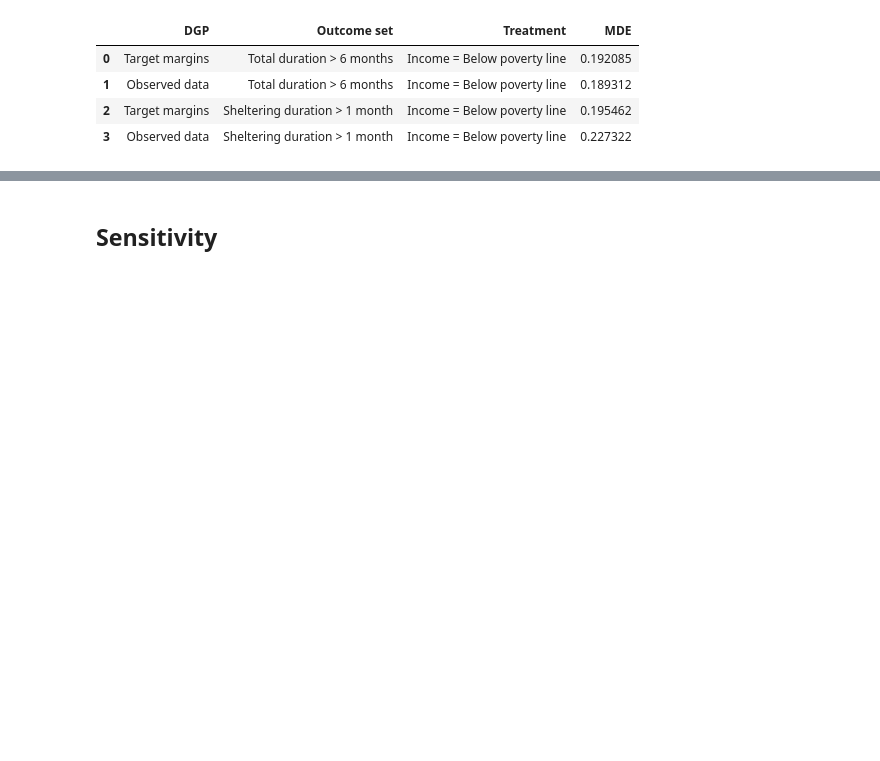
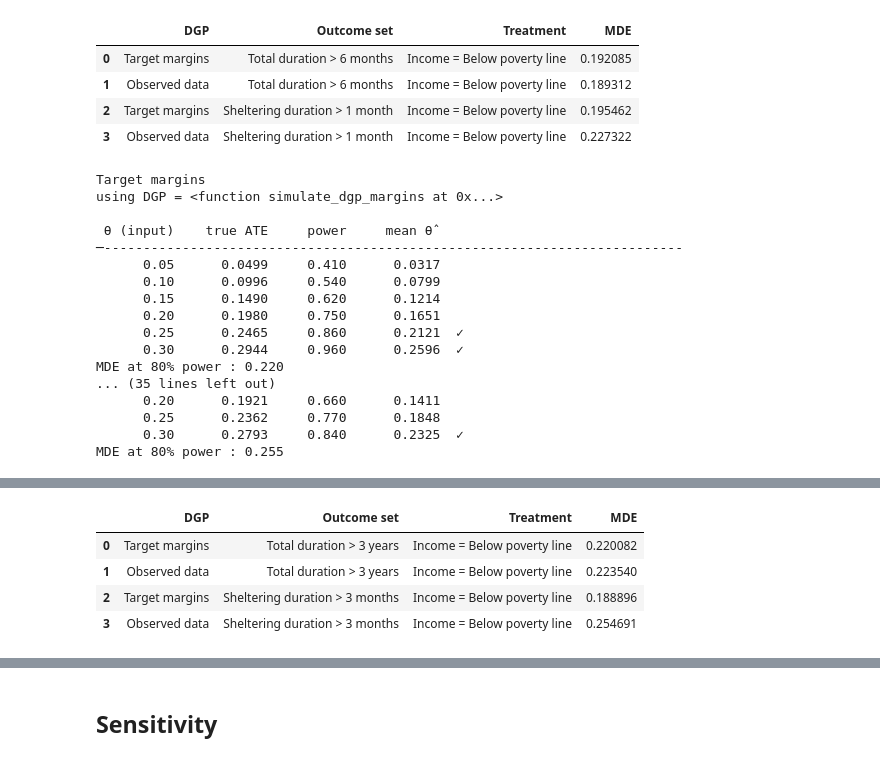
Before and after one commit to nicolepaul/protracted-displacement-idn, a Jupyter notebook: 2_Socioeconomic.ipynb, the cells around one changed output, grey strips where cells are left out. Saved outputs shown, nothing was run; the diff lists cells and outputs as text; code cells hidden in the pictures; blank space fills up the shorter version.

```diff
--- a/2_Socioeconomic.ipynb
+++ b/2_Socioeconomic.ipynb
@@ -343,3 +343,55 @@ MDE at 80% power : 0.227
 | 1 | Observed data | Total duration > 6 months | Income = Below poverty line | 0.189312 |
 | 2 | Target margins | Sheltering duration > 1 month | Income = Below poverty line | 0.195462 |
 | 3 | Observed data | Sheltering duration > 1 month | Income = Below poverty line | 0.227322 |
+# %%
+T = 'bin_income-Below poverty line'
+Ys = ['total-> 3 years', 'emergency-> 3 months']
+
+T_label = 'Income = ' + T.split('-')[1]
+Y_labels = [y.replace('-', ' ').replace('total','Total duration').replace('emergency', 'Sheltering duration') for y in Ys]
+
+colors = [total_colors, shelter_colors]
+linestyles = ['solid', 'dashed']
+
+fig, axs = plt.subplots(1, 2, figsize=(8, 2.25), sharex=True, sharey=True)
+
+mde_records = []
+
+for i, Y in enumerate(Ys):
+    for j, dgp in enumerate(DGPS):
+        print(dgp)
+        powers, mean_ates, mean_thetas = simulated_power_curve(data[T], data[Y], data[X], EFFECT_GRID, S_OUTER, dgp=DGPS[dgp], verbose=True)
+        mde = interpolate_mde(mean_ates, powers, verbose=True)
+        plot_power_curve(mean_ates, powers, axs[i], label=dgp, color=colors[i][-2], linestyle=linestyles[j])
+        axs[i].set_title(f'T: {T_label}; Y: {Y_labels[i]}')
+        # Record MDE for summary table
+        mde_records.append({
+            'DGP':          dgp,
+            'Outcome set':  Y_labels[i],
+            'Treatment':    T_label,
+            'MDE':          mde,
+        })
+axs[1].set_ylabel(None)
+fig.tight_layout()
+fig.savefig(os.path.join(img_folder, f"pub_power_{base_var}-2.pdf"), dpi=300, facecolor="w", bbox_inches="tight")
+plt.show()
+
+pd.DataFrame(mde_records)
+# %% [output]
+Target margins
+using DGP = <function simulate_dgp_margins at 0x...>
+
+ θ (input)    true ATE     power     mean θ̂
+─--------------------------------------------------------------------------
+      0.05      0.0499     0.410      0.0317
+      0.10      0.0996     0.540      0.0799
+      0.15      0.1490     0.620      0.1214
+      0.20      0.1980     0.750      0.1651
+      0.25      0.2465     0.860      0.2121  ✓
+      0.30      0.2944     0.960      0.2596  ✓
+MDE at 80% power : 0.220
+... (35 lines left out)
+      0.20      0.1921     0.660      0.1411
+      0.25      0.2362     0.770      0.1848
+      0.30      0.2793     0.840      0.2325  ✓
+MDE at 80% power : 0.255
@@ -346,3 +399,8 @@ MDE at 80% power : 0.227
+|  | DGP | Outcome set | Treatment | MDE |
+| 0 | Target margins | Total duration > 3 years | Income = Below poverty line | 0.220082 |
+| 1 | Observed data | Total duration > 3 years | Income = Below poverty line | 0.223540 |
+| 2 | Target margins | Sheltering duration > 3 months | Income = Below poverty line | 0.188896 |
+| 3 | Observed data | Sheltering duration > 3 months | Income = Below poverty line | 0.254691 |
 # %% [markdown]
 ## Identification
 
```
Also changed, not shown: parts of 1 cell of this notebook, 18 other files.
